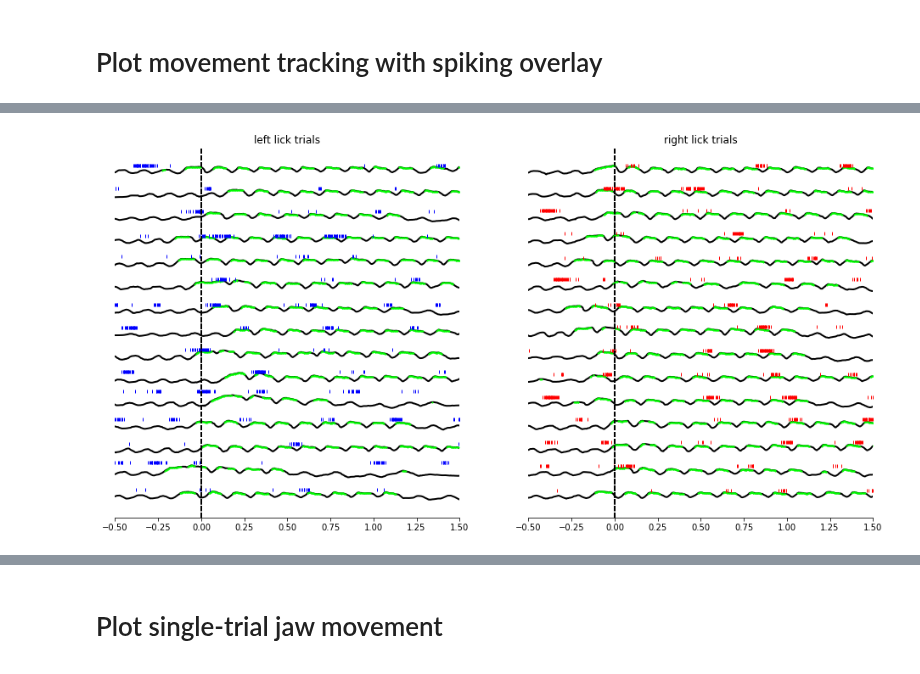
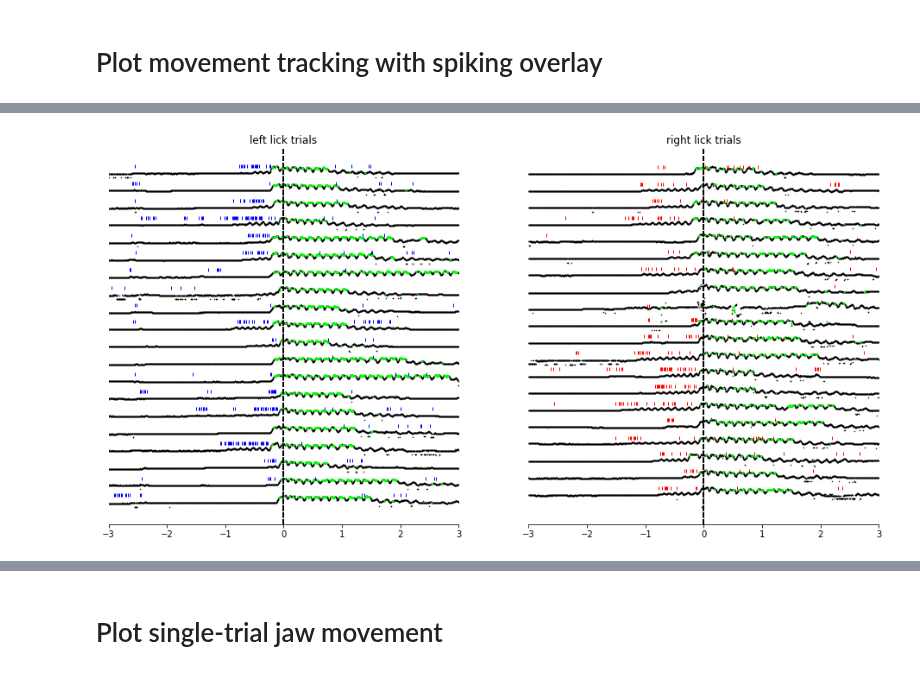
Before and after one commit to mesoscale-activity-map/map-ephys, a Jupyter notebook: notebook/plot_behavior.ipynb, the cells around one changed output, grey strips where cells are left out. Drawn from its saved outputs; the diff is of its cells as text; code cells hidden in the pictures.

Commit message:
validated all plotting functions - minor tweaks - confirmed 100% match

```diff
--- a/notebook/plot_behavior.ipynb
+++ b/notebook/plot_behavior.ipynb
@@ -28,4 +42,4 @@ Total: 1
 # %%
-session_key = (experiment.Session & {'subject_id': 435884, 'session': 1}).fetch1('KEY')
+session_key = (experiment.Session & {'subject_id': 432572, 'session': 15}).fetch1('KEY')
 # %%
 session_key
@@ -60,8 +85,6 @@ behavior_plot.plot_photostim_effect(session_key, bi_alm_photostim, axis=axs[2],
 # %%
-units = (ephys.Unit & session_key & 'unit_quality = "good"').fetch('KEY')
+unit_key = (ephys.Unit & session_key & 'unit_quality = "good"' & 'insertion_number=2' & 'unit=34').fetch1('KEY')
-# %%
-unit_key = units[1]
 # %%
-behavior_plot.plot_jaw_movement(session_key, unit_key, trial_limit=15)
+behavior_plot.plot_jaw_movement(session_key, unit_key, xlim=(-3, 3), trial_offset=10, trial_limit=20)
 # %% [output]
-[figure, old version]
+[figure, new version]
```
Also changed, not shown: parts of 12 cells of this notebook, 5 other files.
